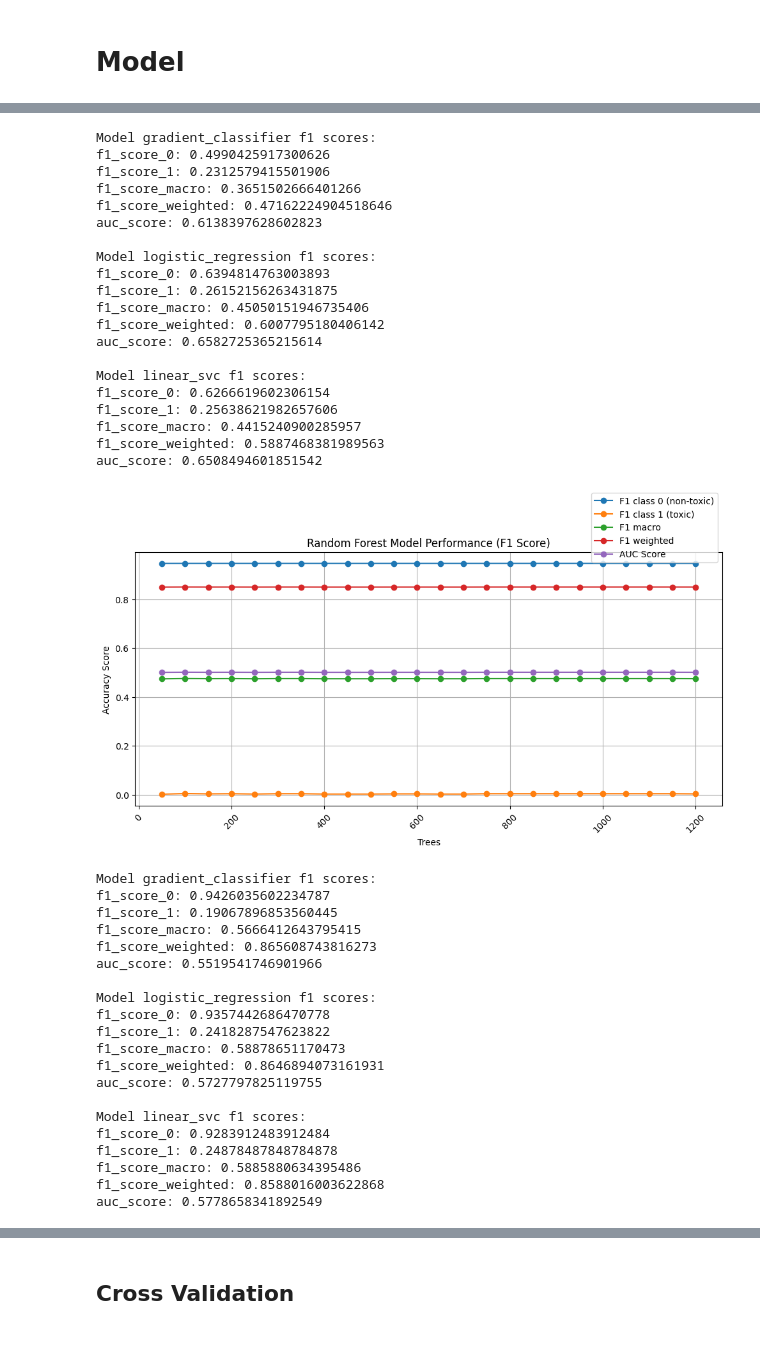
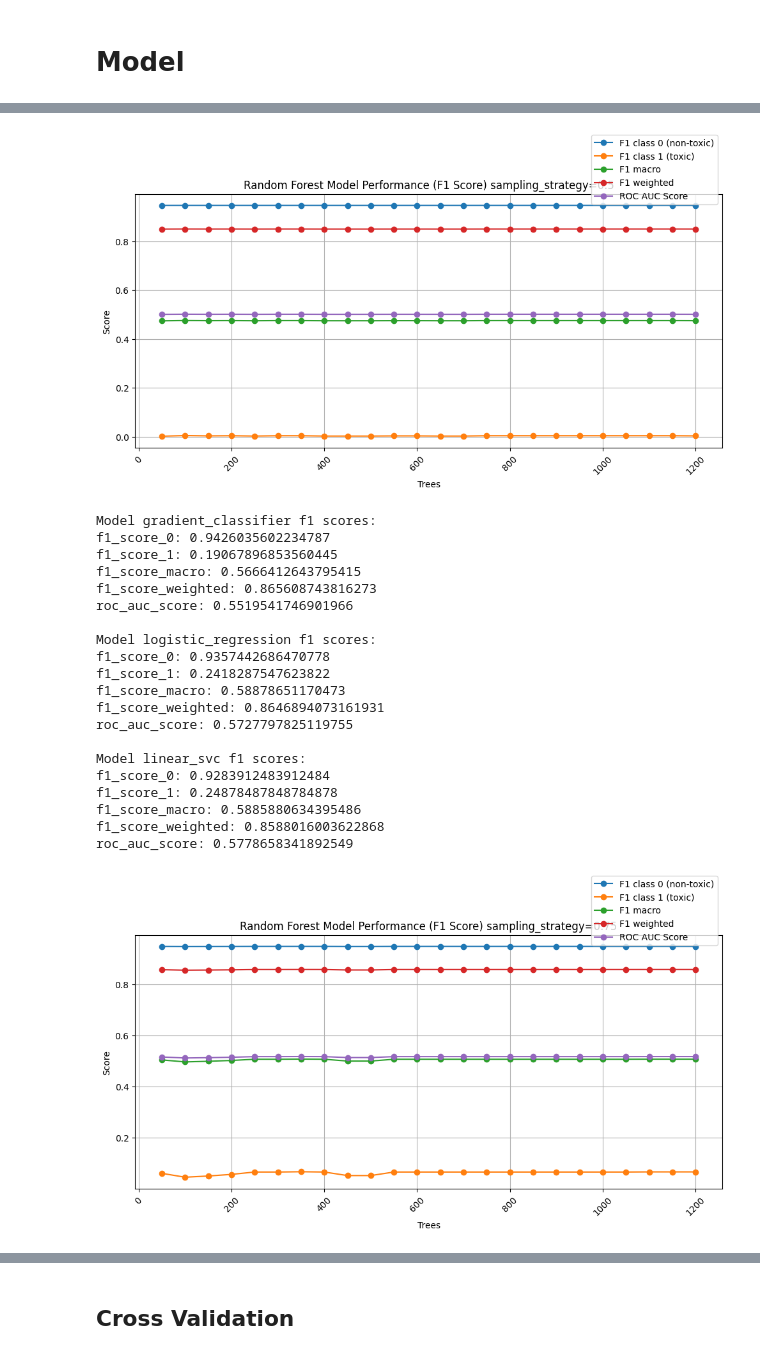
Before and after one commit to johne18/ml_learnings, a Jupyter notebook: SafeChat/notebooks/jigsaw_eda.ipynb, the cells around one changed output, grey strips where cells are left out. Drawn from its saved outputs; the diff is of its cells as text; code cells hidden in the pictures.

```diff
--- a/SafeChat/notebooks/jigsaw_eda.ipynb
+++ b/SafeChat/notebooks/jigsaw_eda.ipynb
@@ -342,7 +342,8 @@ tfidf_vectorizer = TfidfVectorizer(
     stop_words='english'
 )
 
-vectorized_text = tfidf_vectorizer.fit_transform(jigsaw_cleaned_df['comment_text'])
+labels = jigsaw_cleaned_df['comment_text']
+vectorized_text = tfidf_vectorizer.fit_transform(labels)
 target = jigsaw_cleaned_df['is_toxic']
 # %%
 print("N-gram matrix for TfidfVectorizer")
@@ -401,8 +375,0 @@ rf_scores = run_random_forest_model(
-# %%
-# Classifier models expect a dense numpy array
-classifier_weight_model_scores = run_class_weight_models(
-                                x_train_resampled.toarray(),
-                                y_train_sampled,
-                                x_test.toarray(),
-                                y_test,
-                            )
@@ -447,35 +376,11 @@ plt.show()
-# %%
-for score in classifier_weight_model_scores:
-    classification_score = score["classification_scores"]
-    print(f"Model {score["model_name"]} f1 scores:")
-    print(f"f1_score_0: {classification_score["non_toxic"]["f1-score"]}")
-    print(f"f1_score_1: {classification_score["toxic"]["f1-score"]}")
-    print(f"f1_score_macro: {classification_score["macro avg"]["f1-score"]}")
-    print(f"f1_score_weighted: {classification_score["weighted avg"]["f1-score"]}")
-    print(f"auc_score: {score["auc_score"]}\n")
-# %% [output]
-Model gradient_classifier f1 scores:
-f1_score_0: 0.4990425917300626
-f1_score_1: 0.2312579415501906
-f1_score_macro: 0.3651502666401266
-f1_score_weighted: 0.47162224904518646
-auc_score: 0.6138397628602823
-
-Model logistic_regression f1 scores:
-f1_score_0: 0.6394814763003893
-f1_score_1: 0.26152156263431875
-f1_score_macro: 0.45050151946735406
-f1_score_weighted: 0.6007795180406142
-auc_score: 0.6582725365215614
-
-Model linear_svc f1 scores:
-f1_score_0: 0.6266619602306154
-f1_score_1: 0.25638621982657606
-f1_score_macro: 0.4415240900285957
-f1_score_weighted: 0.5887468381989563
-auc_score: 0.6508494601851542
 # %%
 sampling_strategies = [0.5, 0.75, 1.0]
+x_train, x_test, y_train, y_test = train_test_split(
+    vectorized_text,
+    target,
+    test_size=0.2,
+    random_state=18,
+)
 
 for sampling_strategy in sampling_strategies:
     rus = RandomUnderSampler(sampling_strategy=sampling_strategy, random_state=18)
@@ -504,63 +409,65 @@ for sampling_strategy in sampling_strategies:
         "f1_class_1": [],
         "f1_macro": [],
         "f1_weighted": [],
-        "auc_score": [],
+        "roc_auc_score": [],
+        "recall": []
     }
 
     for rf_score in rf_scores:
         num_trees.append(rf_score["num_trees"])
         scores = rf_score["classification_scores"]
-        auc_score = rf_score["auc_score"]
+        roc_auc_score = rf_score["roc_auc_score"]
 
         rf_metrics["f1_class_0"].append(scores["non_toxic"]["f1-score"])
         rf_metrics["f1_class_1"].append(scores["toxic"]["f1-score"])
         rf_metrics["f1_macro"].append(scores["macro avg"]["f1-score"])
         rf_metrics["f1_weighted"].append(scores["weighted avg"]["f1-score"])
-        rf_metrics["auc_score"].append(auc_score)
+        rf_metrics["roc_auc_score"].append(roc_auc_score)
 
     plt.figure(figsize=(10, 6))
     plt.plot(num_trees, rf_metrics["f1_class_0"], label="F1 class 0 (non-toxic)", marker='o', linestyle='-')
     plt.plot(num_trees, rf_metrics["f1_class_1"], label="F1 class 1 (toxic)", marker='o', linestyle='-')
     plt.plot(num_trees, rf_metrics["f1_macro"], label="F1 macro", marker='o', linestyle='-')
     plt.plot(num_trees, rf_metrics["f1_weighted"], label="F1 weighted", marker='o', linestyle='-')
-    plt.plot(num_trees, rf_metrics["auc_score"], label="AUC Score", marker='o', linestyle='-')
+    plt.plot(num_trees, rf_metrics["roc_auc_score"], label="ROC AUC Score", marker='o', linestyle='-')
 
     plt.title(f'Random Forest Model Performance (F1 Score) sampling_strategy={sampling_strategy}')
     plt.xlabel('Trees')
-    plt.ylabel('Accuracy Score')
+    plt.ylabel('Score')
     plt.xticks(rotation=45)
-    plt.legend(loc="upper right", bbox_to_anchor=(1, 1.25))
+    plt.legend(loc="upper right", bbox_to_anchor=(1, 1.50))
     plt.grid(True)
     plt.tight_layout()
     plt.show()
 
     for score in classifier_weight_model_scores:
         classification_score = score["classification_scores"]
         print(f"Model {score["model_name"]} f1 scores:")
         print(f"f1_score_0: {classification_score["non_toxic"]["f1-score"]}")
         print(f"f1_score_1: {classification_score["toxic"]["f1-score"]}")
         print(f"f1_score_macro: {classification_score["macro avg"]["f1-score"]}")
         print(f"f1_score_weighted: {classification_score["weighted avg"]["f1-score"]}")
-        print(f"auc_score: {score["auc_score"]}\n")
+        print(f"roc_auc_score: {score["roc_auc_score"]}\n")
 # %% [output]
-[figure, old version]
+[figure, new version]
 Model gradient_classifier f1 scores:
 f1_score_0: 0.9426035602234787
 f1_score_1: 0.19067896853560445
 f1_score_macro: 0.5666412643795415
 f1_score_weighted: 0.865608743816273
-auc_score: 0.5519541746901966
+roc_auc_score: 0.5519541746901966
 
 Model logistic_regression f1 scores:
 f1_score_0: 0.9357442686470778
 f1_score_1: 0.2418287547623822
 f1_score_macro: 0.58878651170473
 f1_score_weighted: 0.8646894073161931
-auc_score: 0.5727797825119755
+roc_auc_score: 0.5727797825119755
 
 Model linear_svc f1 scores:
 f1_score_0: 0.9283912483912484
 f1_score_1: 0.24878487848784878
 f1_score_macro: 0.5885880634395486
 f1_score_weighted: 0.8588016003622868
-auc_score: 0.5778658341892549
+roc_auc_score: 0.5778658341892549
+[figure, added]
```
Also changed, not shown: parts of 13 cells of this notebook, 1 other file.
